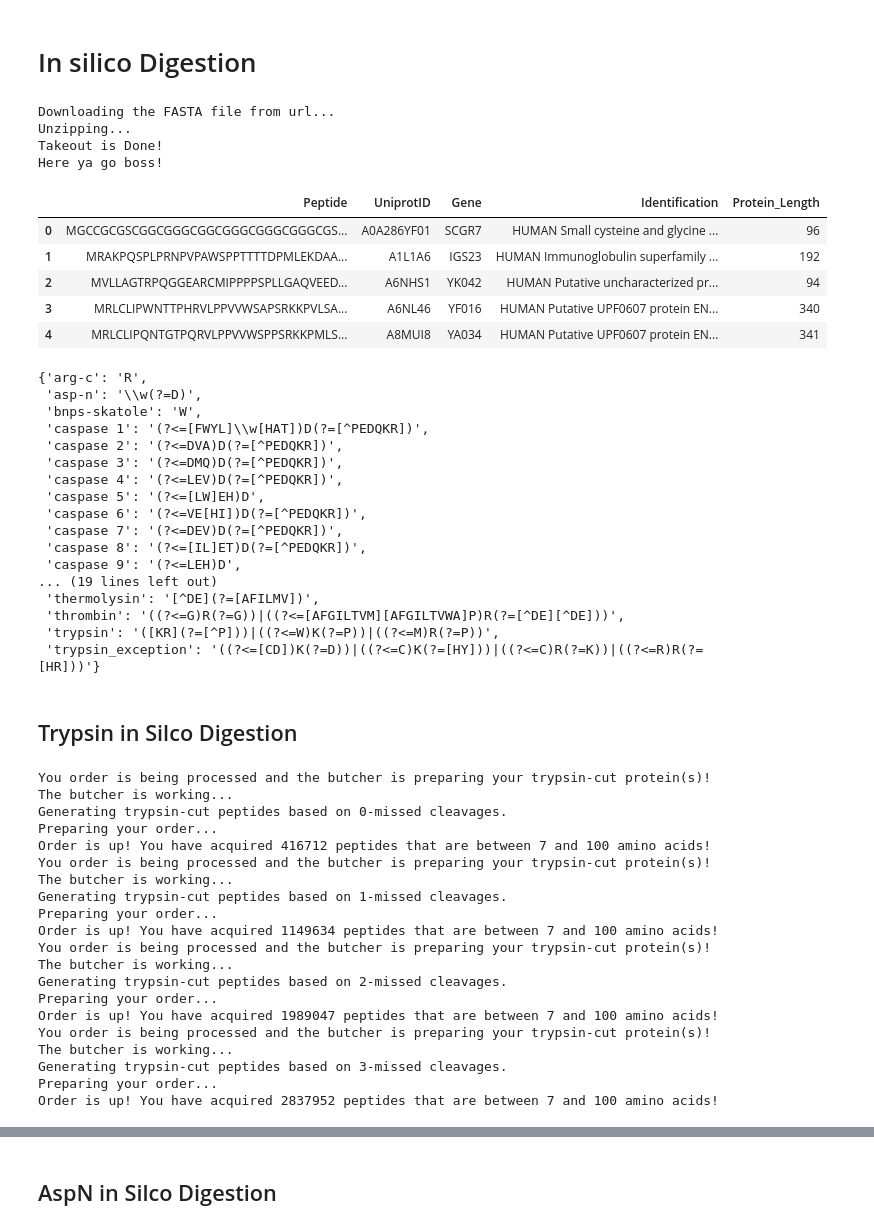
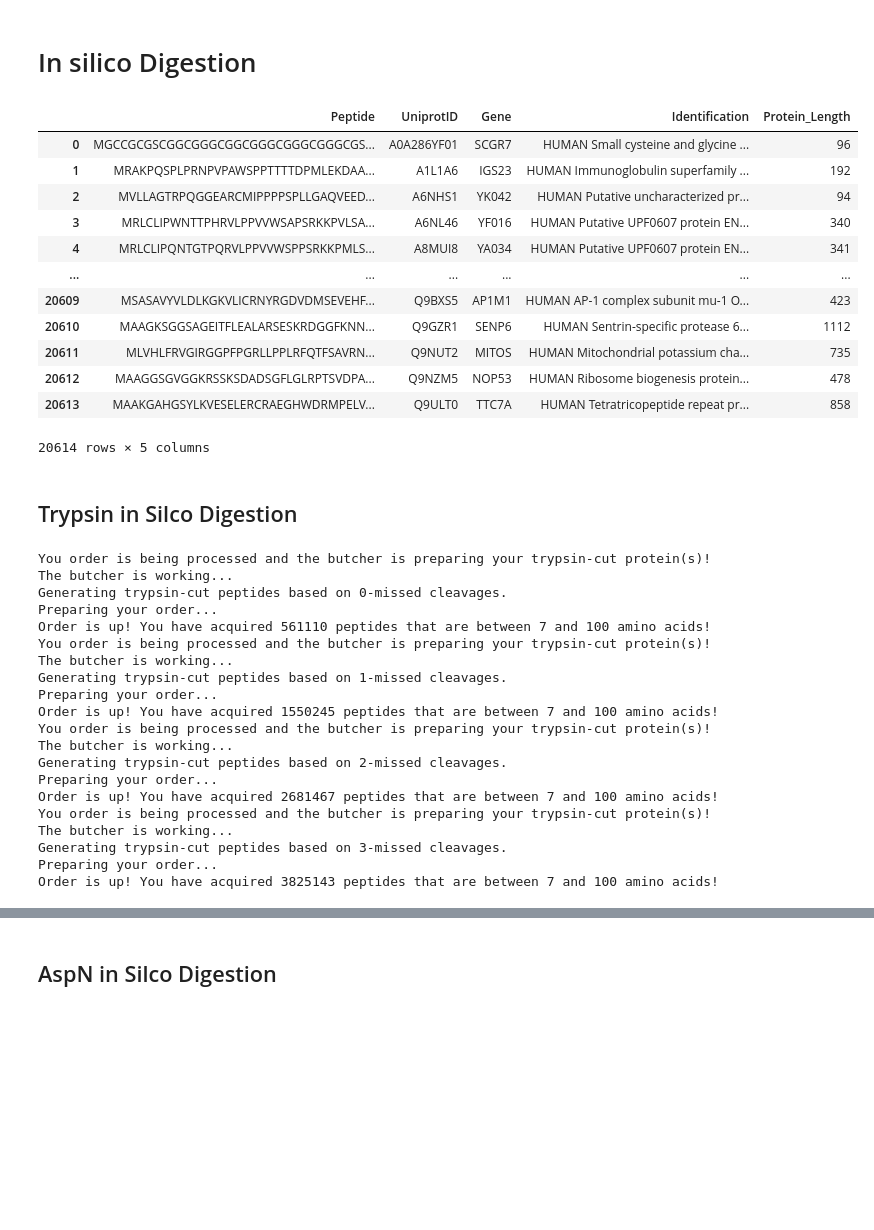
Before and after one commit to TTCooper-PhD/Limited_Proteolysis_Hive, a Jupyter notebook: HeLa/Unfractioned_Tryp_AspN_GluC/HeLa_1vs18hr_Shotgun.ipynb, the cells around one changed output, grey strips where cells are left out. Cells and saved outputs as stored; diff of their text form; code cells hidden in the pictures; blank space fills up the shorter version.

```diff
--- a/HeLa/Unfractioned_Tryp_AspN_GluC/HeLa_1vs18hr_Shotgun.ipynb
+++ b/HeLa/Unfractioned_Tryp_AspN_GluC/HeLa_1vs18hr_Shotgun.ipynb
@@ -25,9 +29,7 @@ The seaborn version is 0.11.0.
 # %%
 url="https://ftp.uniprot.org/pub/databases/uniprot/current_release/knowledgebase/reference_proteomes/Eukaryota/UP000005640/UP000005640_9606.fasta.gz"
 # %%
-Menu=Chef.CookBook(homebrew=False, takeout=True,url=url,measure=True, target="Peptide")
+# Menu=Chef.CookBook(homebrew=False, takeout=True,url=url,measure=True, target="Peptide")
-# %% [output]
-Downloading the FASTA file from url...
-Unzipping...
-Takeout is Done!
-Here ya go boss!
+# %%
+#if dataframe has been previous created, use this function. Otherwise, use CookBook function to convert Fasta to df.
+Menu=pd.read_excel(r'Human_Proteome.xlsx')
@@ -34,29 +38,18 @@ Here ya go boss!
+# %%
+Menu.drop(Menu.columns[0], axis=1, inplace=True)
 # %%
-Menu.head()
+Menu
 # %% [output]
 |  | Peptide | UniprotID | Gene | Identification | Protein_Length |
 | 0 | MGCCGCGSCGGCGGGCGGCGGGCGGGCGGGCGS... | A0A286YF01 | SCGR7 | HUMAN Small cysteine and glycine ... | 96 |
 | 1 | MRAKPQSPLPRNPVPAWSPPTTTTDPMLEKDAA... | A1L1A6 | IGS23 | HUMAN Immunoglobulin superfamily ... | 192 |
 | 2 | MVLLAGTRPQGGEARCMIPPPPSPLLGAQVEED... | A6NHS1 | YK042 | HUMAN Putative uncharacterized pr... | 94 |
 | 3 | MRLCLIPWNTTPHRVLPPVVWSAPSRKKPVLSA... | A6NL46 | YF016 | HUMAN Putative UPF0607 protein EN... | 340 |
 | 4 | MRLCLIPQNTGTPQRVLPPVVWSPPSRKKPMLS... | A8MUI8 | YA034 | HUMAN Putative UPF0607 protein EN... | 341 |
+| ... | ... | ... | ... | ... | ... |
+| 20609 | MSASAVYVLDLKGKVLICRNYRGDVDMSEVEHF... | Q9BXS5 | AP1M1 | HUMAN AP-1 complex subunit mu-1 O... | 423 |
+| 20610 | MAAGKSGGSAGEITFLEALARSESKRDGGFKNN... | Q9GZR1 | SENP6 | HUMAN Sentrin-specific protease 6... | 1112 |
+| 20611 | MLVHLFRVGIRGGPFPGRLLPPLRFQTFSAVRN... | Q9NUT2 | MITOS | HUMAN Mitochondrial potassium cha... | 735 |
+| 20612 | MAAGGSGVGGKRSSKSDADSGFLGLRPTSVDPA... | Q9NZM5 | NOP53 | HUMAN Ribosome biogenesis protein... | 478 |
+| 20613 | MAAKGAHGSYLKVESELERCRAEGHWDRMPELV... | Q9ULT0 | TTC7A | HUMAN Tetratricopeptide repeat pr... | 858 |
+20614 rows × 5 columns
-# %%
-Chef.rules
-# %% [output]
-{'arg-c': 'R',
- 'asp-n': '\\w(?=D)',
- 'bnps-skatole': 'W',
- 'caspase 1': '(?<=[FWYL]\\w[HAT])D(?=[^PEDQKR])',
- 'caspase 2': '(?<=DVA)D(?=[^PEDQKR])',
- 'caspase 3': '(?<=DMQ)D(?=[^PEDQKR])',
- 'caspase 4': '(?<=LEV)D(?=[^PEDQKR])',
- 'caspase 5': '(?<=[LW]EH)D',
- 'caspase 6': '(?<=VE[HI])D(?=[^PEDQKR])',
- 'caspase 7': '(?<=DEV)D(?=[^PEDQKR])',
- 'caspase 8': '(?<=[IL]ET)D(?=[^PEDQKR])',
- 'caspase 9': '(?<=LEH)D',
-... (19 lines left out)
- 'thermolysin': '[^DE](?=[AFILMV])',
- 'thrombin': '((?<=G)R(?=G))|((?<=[AFGILTVM][AFGILTVWA]P)R(?=[^DE][^DE]))',
- 'trypsin': '([KR](?=[^P]))|((?<=W)K(?=P))|((?<=M)R(?=P))',
- 'trypsin_exception': '((?<=[CD])K(?=D))|((?<=C)K(?=[HY]))|((?<=C)R(?=K))|((?<=R)R(?=[HR]))'}
@@ -69,7 +64,7 @@ enzyme="trypsin"
 Tryp_Peptides=[]
 for site in missed_sites:
     x=f"Tryp_{site}_dig"
-    z=Chef.ButcherShop(Menu,target="Peptide",identifier="Gene", rule=enzyme,min_charge=1.55,missed=site,exception=None,min_length=7,max_length=100)
+    z=Chef.ButcherShop(Menu,target="Peptide",identifier="UniprotID", rule=enzyme,min_charge=1.55,missed=site,exception=None,min_length=7,max_length=100)
     globals()[str(x)]=Chef.Deli(z,meat_package=True)
     Tryp_Peptides.append(globals()[str(x)])
 # %% [output]
@@ -77,19 +72,19 @@ You order is being processed and the butcher is preparing your trypsin-cut prote
 The butcher is working...
 Generating trypsin-cut peptides based on 0-missed cleavages.
 Preparing your order...
-Order is up! You have acquired 416712 peptides that are between 7 and 100 amino acids!
+Order is up! You have acquired 561110 peptides that are between 7 and 100 amino acids!
 You order is being processed and the butcher is preparing your trypsin-cut protein(s)!
 The butcher is working...
 Generating trypsin-cut peptides based on 1-missed cleavages.
 Preparing your order...
-Order is up! You have acquired 1149634 peptides that are between 7 and 100 amino acids!
+Order is up! You have acquired 1550245 peptides that are between 7 and 100 amino acids!
 You order is being processed and the butcher is preparing your trypsin-cut protein(s)!
 The butcher is working...
 Generating trypsin-cut peptides based on 2-missed cleavages.
 Preparing your order...
-Order is up! You have acquired 1989047 peptides that are between 7 and 100 amino acids!
+Order is up! You have acquired 2681467 peptides that are between 7 and 100 amino acids!
 You order is being processed and the butcher is preparing your trypsin-cut protein(s)!
 The butcher is working...
 Generating trypsin-cut peptides based on 3-missed cleavages.
 Preparing your order...
-Order is up! You have acquired 2837952 peptides that are between 7 and 100 amino acids!
+Order is up! You have acquired 3825143 peptides that are between 7 and 100 amino acids!
```
Also changed, not shown: parts of 21 cells of this notebook, 1 other file.
